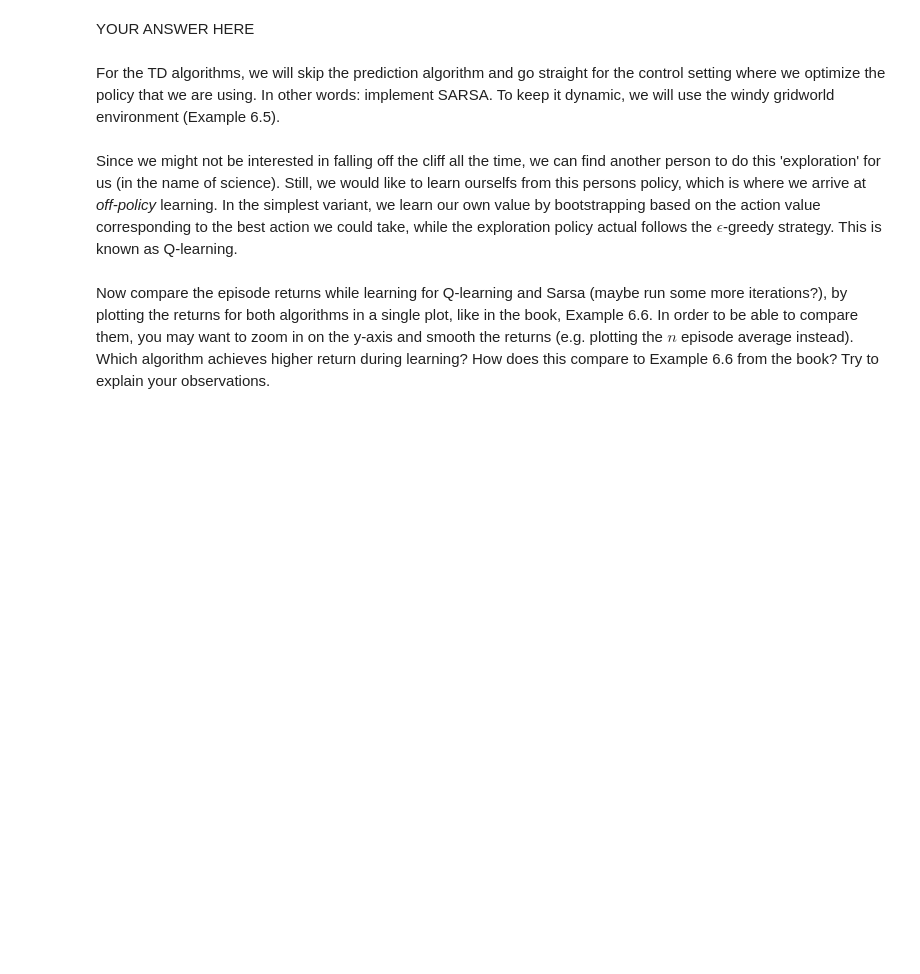
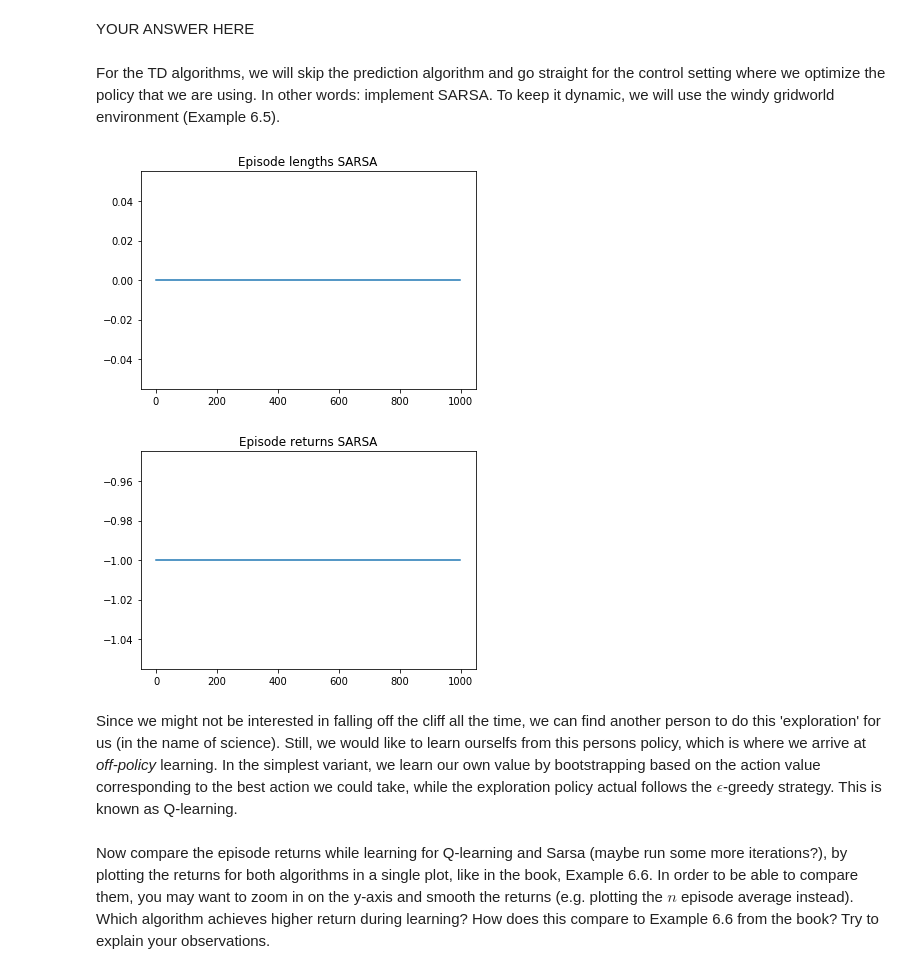
Before and after one commit to kondilidisn/RL, a Jupyter notebook: lab1.ipynb, the cells around one changed output. Cells and saved outputs as stored; diff of their text form; code cells hidden in the pictures; blank space fills up the shorter version.

```diff
--- a/lab1.ipynb
+++ b/lab1.ipynb
@@ -633,35 +763,95 @@ def sarsa(env, num_episodes, discount_factor=1.0, alpha=0.5, epsilon=0.1, Q=None
     # The final action-value function.
     # A nested dictionary that maps state -> (action -> action-value).
     if Q is None:
         Q = defaultdict(lambda: np.zeros(env.action_space.n))
 
     # Keeps track of useful statistics
     stats = []
 
     # The policy we're following
     policy = make_epsilon_greedy_policy(Q, epsilon, env.action_space.n)
 
 
     for i_episode in tqdm(range(num_episodes)):
         i = 0
         R = 0
 
-        # YOUR CODE HERE
-        raise NotImplementedError()
+#         retrieving initial state
+        initial_state = np.argmax(env.isd)
+#         retrieve action probabilities
+        action_probs = policy(initial_state)
+#         sample an action
+        action = np.random.choice([0,1,2,3], p=action_probs)
+
+#         print(env.P[initial_state][action][0])
+
+        trans_prob, new_state, R, done = env.P[initial_state][action][0]
+
+#         for every step of the episode
+        while not done:
+
+    #         retrieve action probabilities
+            action_probs = policy(new_state)
+    #         sample an action
+            next_action = np.random.choice([0,1,2,3], p=action_probs)
+
+#             print('Initial state :', initial_state)
+#             print('action :', action)
+#             print('new_state :', new_state)
+#             print('next_action :', next_action)
+
+#             update Q value
+#             print('Prin :', Q[initial_state][action])
+            Q[initial_state][action] += alpha* ( R + discount_factor* Q[new_state][next_action] - Q[initial_state][action])
+#             update state and action according to the step
+#             print('Meta :', Q[initial_state][action])
+            initial_state = new_state
+            action = next_action
+
+
+#     #         retrieve action probabilities
+#             action_probs = policy(initial_state)
+#     #         sample an action
+#             action = np.random.choice([0,1,2,3], p=action_probs)
+
+#             print(env.P[initial_state][action])
+#             apply next action
+            trans_prob, new_state, R, done = env.P[initial_state][action][0]
+
+
+
+#         print(action_result)
+
+#         print(env.P[initial_state])
+
+# Has the following members
+# - nS: number of states
+# - nA: number of actions
+# - P: transitions (*)
+# - isd: initial state distribution (**)
+
+# (*) dictionary dict of dicts of lists, where
+#   P[s][a] == [(probability, nextstate, reward, done), ...]
+# (**) list or array of length nS
+
+#         env.render()
 
         stats.append((i, R))
     episode_lengths, episode_returns = zip(*stats)
     return Q, (episode_lengths, episode_returns)
 
 Q_sarsa, (episode_lengths_sarsa, episode_returns_sarsa) = sarsa(env, 1000)
 
 # We will help you with plotting this time
 plt.plot(episode_lengths_sarsa)
 plt.title('Episode lengths SARSA')
 plt.show()
 plt.plot(episode_returns_sarsa)
 plt.title('Episode returns SARSA')
 plt.show()
+# %% [output]
+[figure, added]
+[figure, added]
 # %% [markdown]
 Since we might not be interested in falling off the cliff all the time, we can find another person to do this 'exploration' for us (in the name of science). Still, we would like to learn ourselfs from this persons policy, which is where we arrive at _off-policy_ learning. In the simplest variant, we learn our own value by bootstrapping based on the action value corresponding to the best action we could take, while the exploration policy actual follows the $\epsilon$-greedy strategy. This is known as Q-learning.
 # %%
```
Also changed, not shown: parts of 11 cells of this notebook.
